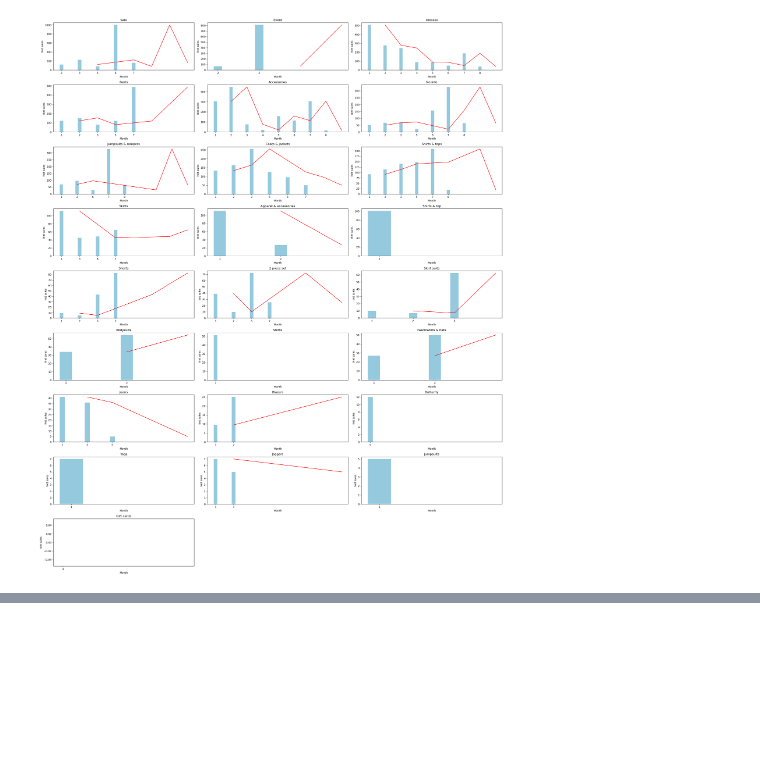
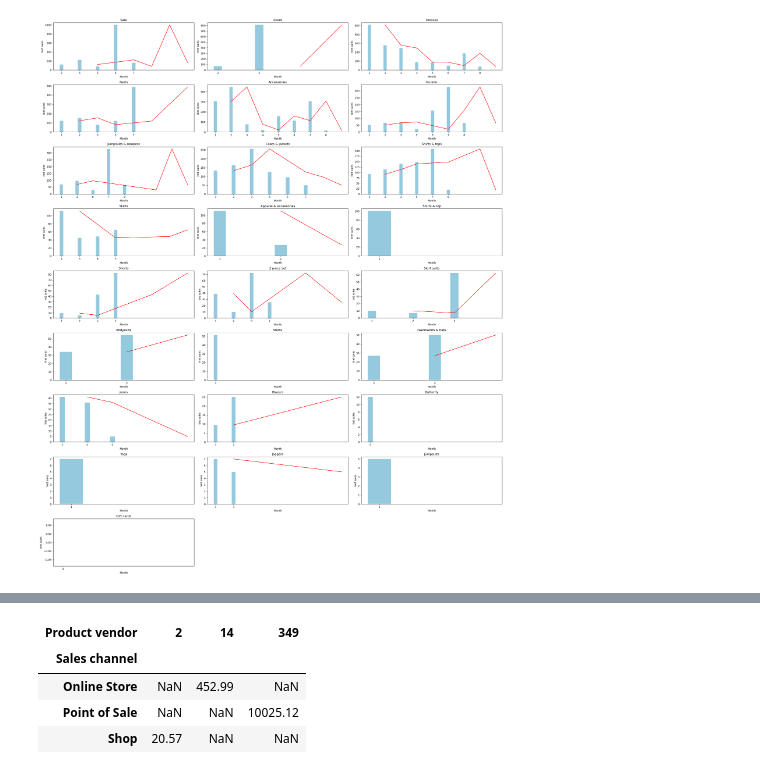
Before and after one commit to ezishr/NEO_InspiredFashion, a Jupyter notebook: orders analysis.ipynb, the cells around one changed output, grey strips where cells are left out. Saved outputs shown, nothing was run; the diff lists cells and outputs as text; code cells hidden in the pictures; blank space fills up the shorter version.

```diff
--- a/orders analysis.ipynb
+++ b/orders analysis.ipynb
@@ -285,0 +380,8 @@ df[df['Product type']=='Jumpsuits']
+# %%
+heatmap_data
+# %% [output]
+| Product vendor | 2 | 14 | 349 |
+| Sales channel |  |  |  |
+| Online Store | NaN | 452.99 | NaN |
+| Point of Sale | NaN | NaN | 10025.12 |
+| Shop | 20.57 | NaN | NaN |
```
Also changed, not shown: parts of 14 cells of this notebook, 3 other files.
